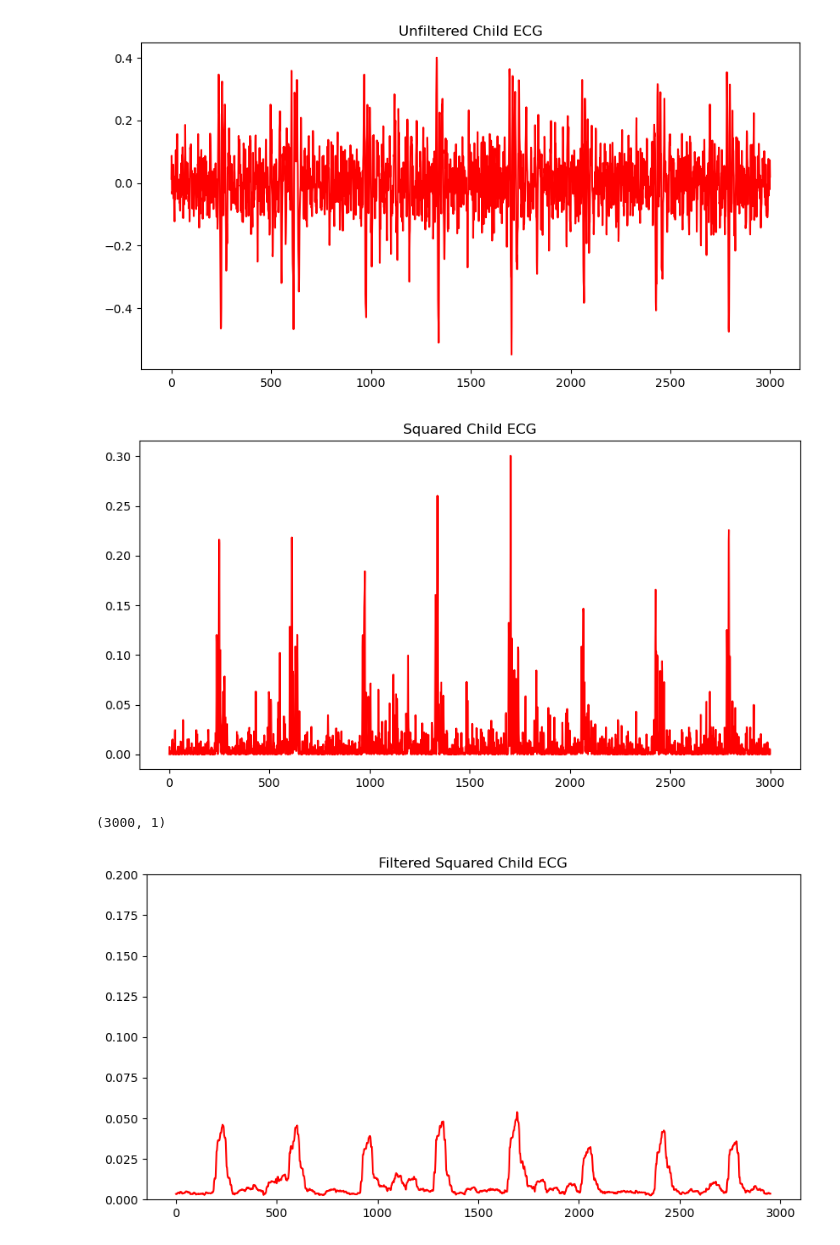
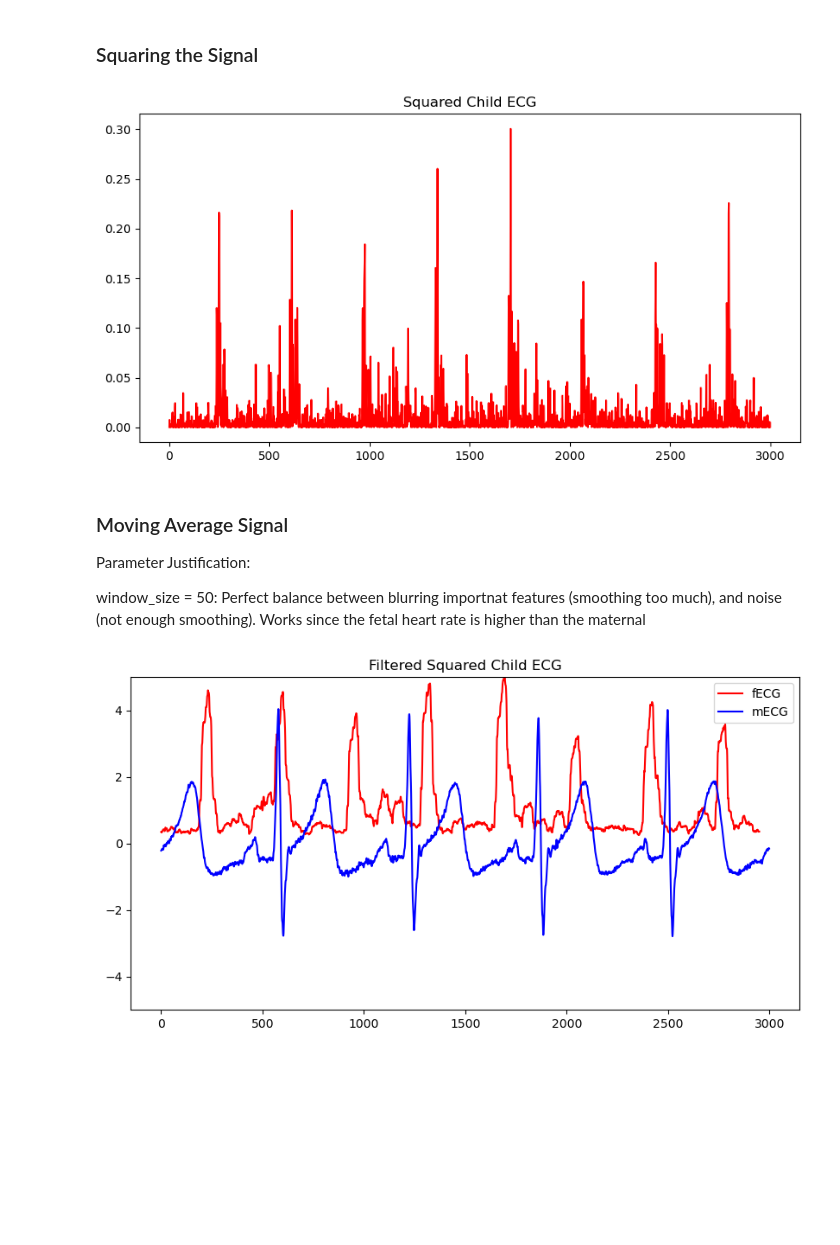
Before and after one commit to arasaniu/aml, a Jupyter notebook: src/main.ipynb, the cells around one changed output. Cells and saved outputs as stored; diff of their text form; code cells hidden in the pictures; blank space fills up the shorter version.

Commit message:
Clean code draft, as well as updated graphs as well as removing old python notebook

```diff
--- a/src/main.ipynb
+++ b/src/main.ipynb
@@ -130,11 +162,7 @@ Mean Squared Error on Test Set: 0.0095
+# %% [markdown]
+### Squaring the Signal
 # %%
-result = (abdomen3[:6000] - linear_prediction[:6000])[2000:5000]
-
-plt.figure(figsize=(10,5))
-plt.plot(result, label='fECG', color='red')
-plt.title("Unfiltered Child ECG")
-plt.show()
-
+# Square the result
 result = result ** 2
 
 #Plot the squared result
@@ -143,19 +171,28 @@ plt.plot(result, label='fECG', color='red')
 plt.title("Squared Child ECG")
 plt.show()
 # %% [output]
-[figure, old version]
+[figure, new version]
-[figure, removed]
+# %% [markdown]
+### Moving Average Signal
+
+Parameter Justification:
+
+window_size = 50: Perfect balance between blurring importnat features (smoothing too much), and noise (not enough smoothing). Works since the fetal heart rate is higher than the maternal
 # %%
-print(result.shape)
 #Apply moving average filter to the squared result
-result_convolved = np.convolve(result.flatten(), np.ones(50)/50, mode='valid')
+window_size = 50
+result_convolved = np.convolve(result.flatten(), np.ones(window_size)/window_size, mode='valid')
 
-#Plot the filtered squared result
+# Multiply the result by 100 for visualization purposes
+result_convolved = result_convolved * 100
+
+#Plot the filtered squared result compared to the mECG, which is thorax1
 plt.figure(figsize=(10,5))
 plt.plot(result_convolved, label='fECG', color='red')
-plt.ylim(0, 0.2)
+plt.plot(thorax1[:3000], label='mECG', color='blue')
+plt.legend()
+plt.ylim(-5, 5)
 plt.title("Filtered Squared Child ECG")
 plt.show()
 # %% [output]
-(3000, 1)
-[figure, old version]
+[figure, new version]
```
Also changed, not shown: parts of 13 cells of this notebook, 1 other file.
